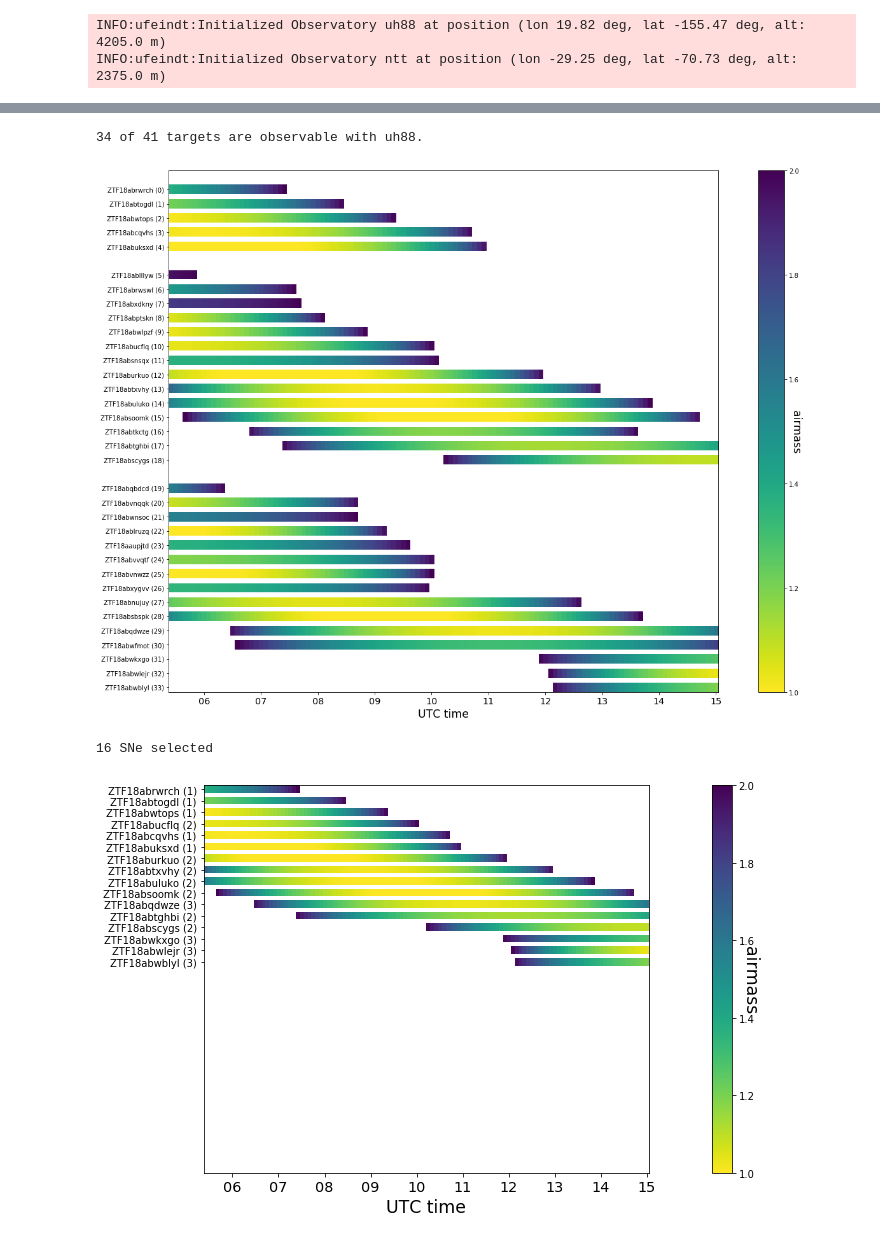
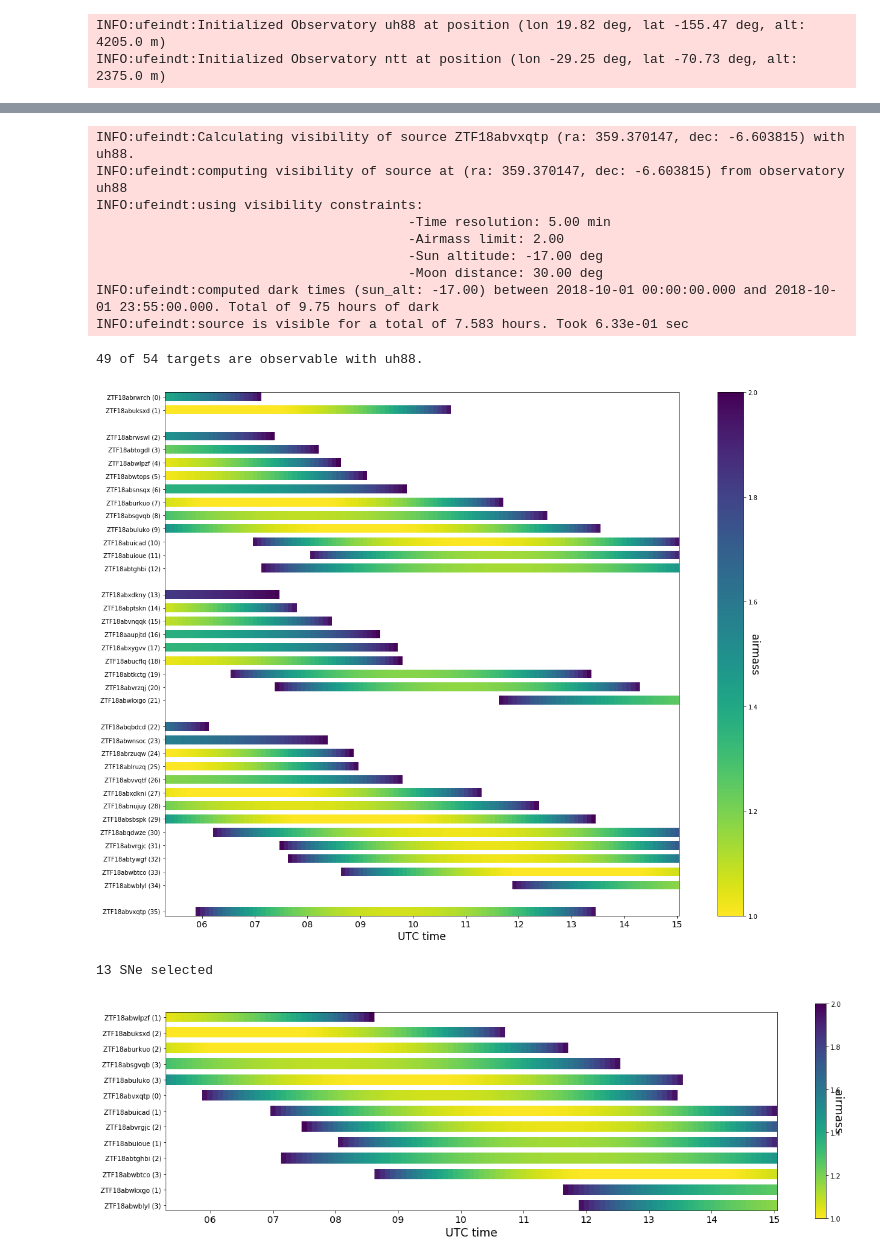
Before and after one commit to wombaugh/AmpelSlackCosmology, a Jupyter notebook: ztfcosmology_visibility.ipynb, the cells around one changed output, grey strips where cells are left out. Saved outputs shown, nothing was run; the diff lists cells and outputs as text; code cells hidden in the pictures.

Commit message:
SNIFS target selection 2018-10-01

```diff
--- a/ztfcosmology_visibility.ipynb
+++ b/ztfcosmology_visibility.ipynb
@@ -18,9 +18,10 @@ from utils import get_config, plot_visibility, prepare_snifs_schedule
 config = get_config()
 
 username = config['username']
-date = '2018-09-27'
+date = '2018-10-01'
 obs = 'uh88'
-trange = [Time(date), Time(date)+u.day]
+tshift = {'ntt': -0.25*u.day, 'uh88': 0*u.day}
+trange = [Time(date)+tshift[obs], Time(date)+u.day+tshift[obs]]
 
 logpath = 'logs/'
 
@@ -50,10 +50,13 @@ INFO:marshaltools.ProgramList:Loaded 192 saved sources for program AMPEL Test.
 # %%
+# Calculate dark time and observation windows
+
 dark_time = observatories[obs].get_dark_times(trange)
 
 obs_windows = {}
-for snname, quality in targets.items():
+for snname in targets.keys():
     ra = pl.sources[snname]['ra']
     dec = pl.sources[snname]['dec']
+    logger.info('Calculating visibility of source %s (ra: %f, dec: %f) with %s.'%(snname, ra, dec, obs))
     obs_w = observatories[obs].compute_visibility(ra, dec, trange)
     if len(obs_w['visible']) > 0:
         obs_windows[snname] = obs_w
@@ -80,10 +83,34 @@ INFO:ufeindt:source is visible for a total of 7.583 hours. Took 7.81e-01 sec
+# %%
+additional_names = ['ZTF18abvxqtp']
+for snname in additional_names:
+    ra = pl.sources[snname]['ra']
+    dec = pl.sources[snname]['dec']
+    logger.info('Calculating visibility of source %s (ra: %f, dec: %f) with %s.'%(snname, ra, dec, obs))
+    obs_w = observatories[obs].compute_visibility(ra, dec, trange)
+    if len(obs_w['visible']) > 0:
+        obs_windows[snname] = obs_w
+    else:
+        logger.info('Source %s (ra: %f, dec: %f) not observable with %s.'%(snname, ra, dec, obs))
+# %% [output]
+INFO:ufeindt:Calculating visibility of source ZTF18abvxqtp (ra: 359.370147, dec: -6.603815) with uh88.
+INFO:ufeindt:computing visibility of source at (ra: 359.370147, dec: -6.603815) from observatory uh88
+INFO:ufeindt:using visibility constraints:
+                                        -Time resolution: 5.00 min
+                                        -Airmass limit: 2.00
+                                        -Sun altitude: -17.00 deg
+                                        -Moon distance: 30.00 deg
+INFO:ufeindt:computed dark times (sun_alt: -17.00) between 2018-10-01 00:00:00.000 and 2018-10-01 23:55:00.000. Total of 9.75 hours of dark
+INFO:ufeindt:source is visible for a total of 7.583 hours. Took 6.33e-01 sec
 # %%
-print('%i of %i targets are observable with %s.'%(len(obs_windows.keys()), len(targets), obs))
+print('%i of %i targets are observable with %s.'%(len(obs_windows.keys()), len(targets)+len(additional_names), obs))
 # %% [output]
-34 of 41 targets are observable with uh88.
+49 of 54 targets are observable with uh88.
 # %%
+# Manual list of SNe to be exluded because they are already in the queue for SEDM
+exclude = []
+
 # Sort the SNe by time of lowest airmass etc
-snnames = list(obs_windows.keys())
+snnames = [k for k in obs_windows.keys() if k not in exclude]
 
 # Sort by end of visibility
 f_sort = lambda a: np.where(dark_time == obs_windows[a]['visible'][-1])[0][0]
@@ -95,32 +122,38 @@ snnames = sorted(snnames, key=f_sort)
 f_sort = lambda a: np.where(dark_time == obs_windows[a]['visible'][obs_windows[a]['airmass'] == min(obs_windows[a]['airmass'])])[0][0]
 snnames = sorted(snnames, key=f_sort)
 # Sort by priority (For now number of "Very Good" by last three scanners, should be refined)
-f_sort = lambda a: 3 - len([b for b in targets[a] if b[0] == 'VeryGood'])
+f_sort = lambda a: (3 - len([b for b in targets[a][-3:] if b[0] == 'VeryGood']) if a in targets.keys() else 4)
 snnames = sorted(snnames, key=f_sort)
 priorities = [f_sort(a) for a in snnames]
 # %%
 _ = plot_visibility(snnames, obs_windows, dark_time, priorities)
 # %% [output]
-[figure, old version]
+[figure, new version]
 # %%
-selected = [0, 1, 2, 3, 4, 10, 12, 13, 14, 15, 17, 18, 29, 31, 32, 33]
+selected = []
+# Set manual priorities if you wish
+prio_new = []
 print('%i SNe selected'%len(selected))
 
 snnames_selected = [snnames[k] for k in selected]
 priorities_selected = [priorities[k] for k in selected]
 
 sort_again = True
 if sort_again:
     # sort them by time of lowest airmass again
     f_sort = lambda a: np.where(dark_time == obs_windows[a]['visible'][obs_windows[a]['airmass'] == min(obs_windows[a]['airmass'])])[0][0]
-    tmp = sorted(zip(snnames_selected, priorities_selected) , key=lambda a: f_sort(a[0]))
+    if len(prio_new) < len(selected):
+        tmp = sorted(zip(snnames_selected, priorities_selected) , key=lambda a: f_sort(a[0]))
+    else:
+        tmp = sorted(zip(snnames_selected, prio_new) , key=lambda a: f_sort(a[0]))
     snnames_selected = [a[0] for a in tmp]
     priorities_selected = [a[1] for a in tmp]
 
 _ = plot_visibility(snnames_selected, obs_windows, dark_time, priorities_selected, labeltype='priority')
+plt.savefig('snifs/targets_snifs_%s.png'%date)
 # %% [output]
-16 SNe selected
+13 SNe selected
-[figure, old version]
+[figure, new version]
 # %%
 # SANITY CHECK!
 # For the beginning it might be good to double check the selected targets on the marshal.
```
Also changed, not shown: parts of 5 cells of this notebook, 6 other files.
